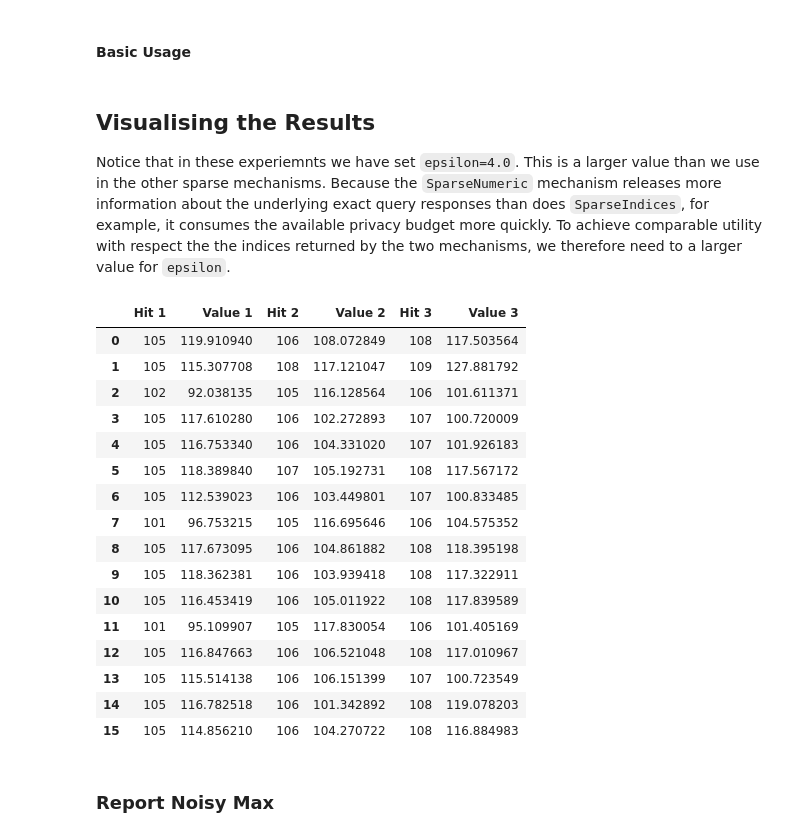
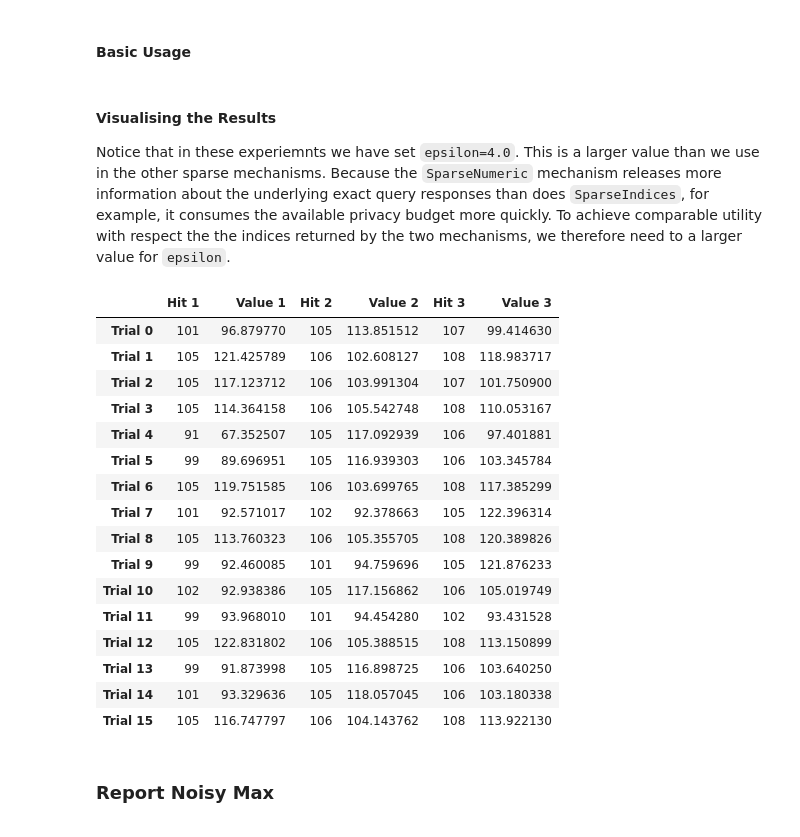
Before and after one commit to anusii/RelM, a Jupyter notebook: examples/relm_demo.ipynb, the cells around one changed output. Drawn from its saved outputs; the diff is of its cells as text; code cells hidden in the pictures.

```diff
--- a/examples/relm_demo.ipynb
+++ b/examples/relm_demo.ipynb
@@ -271,45 +270,45 @@ from relm.mechanisms import SparseNumeric
 mechanism = SparseNumeric(epsilon=1.0, sensitivity=1.0, threshold=100, cutoff=3)
 indices, perturbed_values = mechanism.release(values)
 # %% [markdown]
-## Visualising the Results
+#### Visualising the Results
 Notice that in these experiemnts we have set `epsilon=4.0`.  This is a larger value than we use in the other sparse mechanisms. Because the `SparseNumeric` mechanism releases more information about the underlying exact query responses than does `SparseIndices`, for example, it consumes the available privacy budget more quickly.  To achieve comparable utility with respect the the indices returned by the two mechanisms, we therefore need to a larger value for `epsilon`.
 # %%
 TRIALS = 2**4
 cutoff = 3
 threshold = 100
 indices = np.empty(shape=(TRIALS, cutoff), dtype=np.int)
 perturbed_values = np.empty(shape=(TRIALS, cutoff), dtype=np.float)
 for i in range(TRIALS):
     mechanism = SparseNumeric(epsilon=4.0, sensitivity=1.0, threshold=threshold, cutoff=cutoff)
     indices[i], perturbed_values[i] = mechanism.release(values)
 
 hit_names = ["Hit %i" % (j+1) for j in range(cutoff)]
 value_names = ["Value %i" % (j+1) for j in range(cutoff)]
 column_pairs = zip(hit_names, value_names)
 column_names = [val for pair in column_pairs for val in pair]
 value_pairs = zip(indices.transpose(), perturbed_values.transpose())
 column_values = [val for pair in value_pairs for val in pair]
 table = {k: v for (k, v) in zip(column_names, column_values)}
-df = pd.DataFrame(table)
+df = pd.DataFrame(table, index=["Trial %i" % i for i in range(TRIALS)])
 display(df)
 # %% [output]
 |  | Hit 1 | Value 1 | Hit 2 | Value 2 | Hit 3 | Value 3 |
-| 0 | 105 | 119.910940 | 106 | 108.072849 | 108 | 117.503564 |
-| 1 | 105 | 115.307708 | 108 | 117.121047 | 109 | 127.881792 |
-| 2 | 102 | 92.038135 | 105 | 116.128564 | 106 | 101.611371 |
-| 3 | 105 | 117.610280 | 106 | 102.272893 | 107 | 100.720009 |
-| 4 | 105 | 116.753340 | 106 | 104.331020 | 107 | 101.926183 |
-| 5 | 105 | 118.389840 | 107 | 105.192731 | 108 | 117.567172 |
-| 6 | 105 | 112.539023 | 106 | 103.449801 | 107 | 100.833485 |
-| 7 | 101 | 96.753215 | 105 | 116.695646 | 106 | 104.575352 |
-| 8 | 105 | 117.673095 | 106 | 104.861882 | 108 | 118.395198 |
-| 9 | 105 | 118.362381 | 106 | 103.939418 | 108 | 117.322911 |
-| 10 | 105 | 116.453419 | 106 | 105.011922 | 108 | 117.839589 |
-| 11 | 101 | 95.109907 | 105 | 117.830054 | 106 | 101.405169 |
-| 12 | 105 | 116.847663 | 106 | 106.521048 | 108 | 117.010967 |
-| 13 | 105 | 115.514138 | 106 | 106.151399 | 107 | 100.723549 |
-| 14 | 105 | 116.782518 | 106 | 101.342892 | 108 | 119.078203 |
-| 15 | 105 | 114.856210 | 106 | 104.270722 | 108 | 116.884983 |
+| Trial 0 | 101 | 96.879770 | 105 | 113.851512 | 107 | 99.414630 |
+| Trial 1 | 105 | 121.425789 | 106 | 102.608127 | 108 | 118.983717 |
+| Trial 2 | 105 | 117.123712 | 106 | 103.991304 | 107 | 101.750900 |
+| Trial 3 | 105 | 114.364158 | 106 | 105.542748 | 108 | 110.053167 |
+| Trial 4 | 91 | 67.352507 | 105 | 117.092939 | 106 | 97.401881 |
+| Trial 5 | 99 | 89.696951 | 105 | 116.939303 | 106 | 103.345784 |
+| Trial 6 | 105 | 119.751585 | 106 | 103.699765 | 108 | 117.385299 |
+| Trial 7 | 101 | 92.571017 | 102 | 92.378663 | 105 | 122.396314 |
+| Trial 8 | 105 | 113.760323 | 106 | 105.355705 | 108 | 120.389826 |
+| Trial 9 | 99 | 92.460085 | 101 | 94.759696 | 105 | 121.876233 |
+| Trial 10 | 102 | 92.938386 | 105 | 117.156862 | 106 | 105.019749 |
+| Trial 11 | 99 | 93.968010 | 101 | 94.454280 | 102 | 93.431528 |
+| Trial 12 | 105 | 122.831802 | 106 | 105.388515 | 108 | 113.150899 |
+| Trial 13 | 99 | 91.873998 | 105 | 116.898725 | 106 | 103.640250 |
+| Trial 14 | 101 | 93.329636 | 105 | 118.057045 | 106 | 103.180338 |
+| Trial 15 | 105 | 116.747797 | 106 | 104.143762 | 108 | 113.922130 |
 # %% [markdown]
 ### Report Noisy Max
 # %% [markdown]
```
Also changed, not shown: parts of 18 cells of this notebook, 4 other files.
